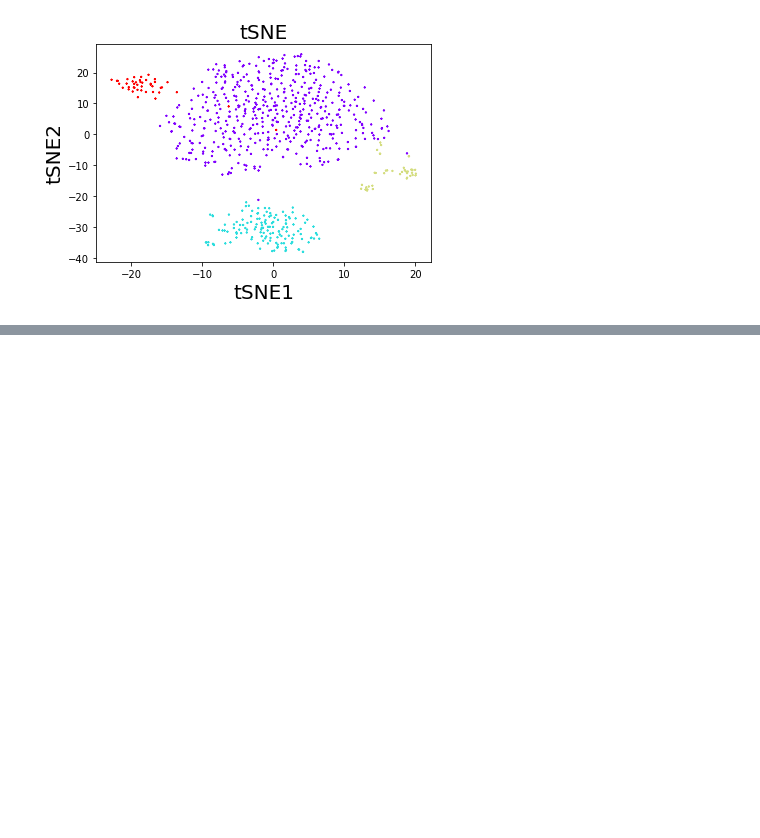
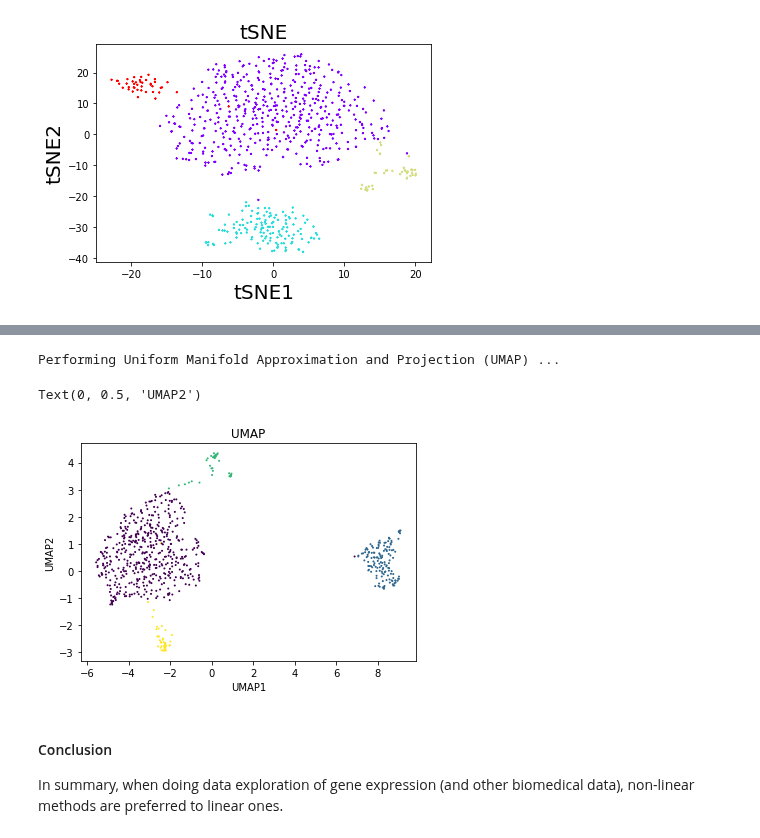
Before and after one commit to oercompbiomed/CBM101, a Jupyter notebook: F_Machine_learning/2_Unsupervised-Learning/4_Subtyping_breast_cancer_from_gene_expression.ipynb, the cells around one changed output, grey strips where cells are left out. Saved outputs shown, nothing was run; the diff lists cells and outputs as text; code cells hidden in the pictures; blank space fills up the shorter version.

```diff
--- a/F_Machine_learning/2_Unsupervised-Learning/4_Subtyping_breast_cancer_from_gene_expression.ipynb
+++ b/F_Machine_learning/2_Unsupervised-Learning/4_Subtyping_breast_cancer_from_gene_expression.ipynb
@@ -280,10 +263,19 @@ ModuleNotFoundError: No module named 'umap'
+# %%
+print("Performing Uniform Manifold Approximation and Projection (UMAP) ...")
+#model = UMAP(n_neighbors = 30, min_dist = 0.3, n_components = 2)
+model = UMAP()
+umap = model.fit_transform(X) # or X_reduced
+# %% [output]
+Performing Uniform Manifold Approximation and Projection (UMAP) ...
 # %%
-print("Performing Uniform Manifold Approximation and Projection (UMAP) ...")
-plt.subplot(339)
-model = UMAP(n_neighbors = 30, min_dist = 0.3, n_components = 2)
-umap = model.fit_transform(X_reduced)
 plt.scatter(umap[:, 0], umap[:, 1], c = Y, cmap = 'viridis', s = 1)
 plt.title('UMAP')
 #plt.colorbar()
 plt.xlabel("UMAP1")
 plt.ylabel("UMAP2")
+# %% [output]
+Text(0, 0.5, 'UMAP2')
+[figure, added]
+# %% [markdown]
+#### Conclusion
+In summary, when doing data exploration of gene expression (and other biomedical data), non-linear methods are preferred to linear ones.
```
Also changed, not shown: parts of 32 cells of this notebook.
